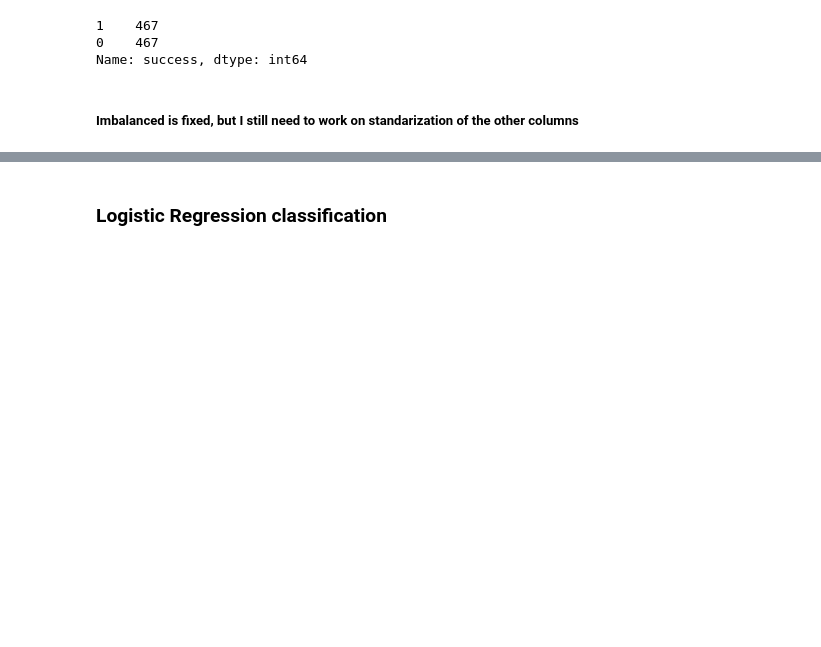
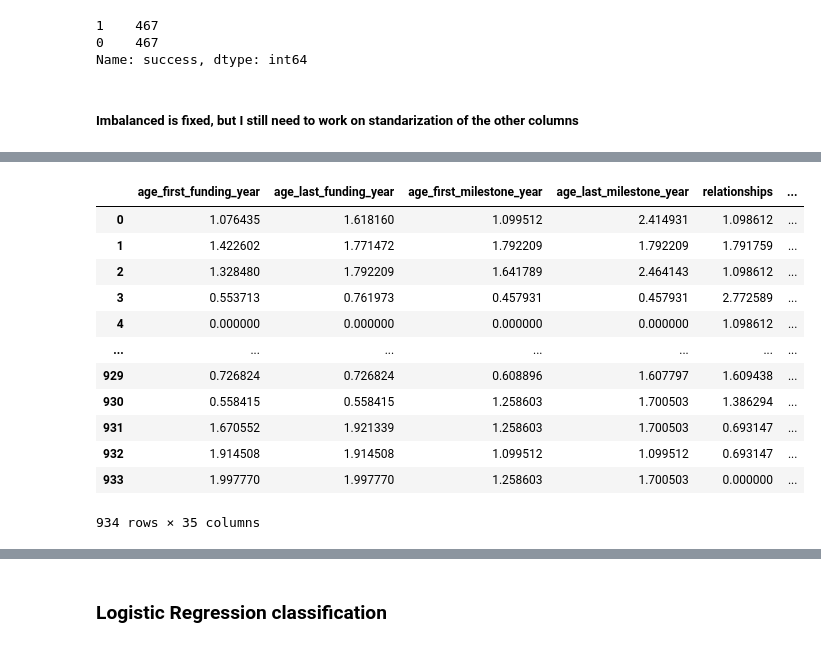
Before and after one commit to Paulabvc/startups_project, a Jupyter notebook: Final_project_startup/notebooks/Model.ipynb, the cells around one changed output, grey strips where cells are left out. Cells and saved outputs as stored; diff of their text form; code cells hidden in the pictures; blank space fills up the shorter version.

```diff
--- a/Final_project_startup/notebooks/Model.ipynb
+++ b/Final_project_startup/notebooks/Model.ipynb
@@ -167,0 +405,16 @@ Name: success, dtype: int64
+# %%
+X_train_num
+# %% [output]
+|  | age_first_funding_year | age_last_funding_year | age_first_milestone_year | age_last_milestone_year | relationships | ... |
+| 0 | 1.076435 | 1.618160 | 1.099512 | 2.414931 | 1.098612 | ... |
+| 1 | 1.422602 | 1.771472 | 1.792209 | 1.792209 | 1.791759 | ... |
+| 2 | 1.328480 | 1.792209 | 1.641789 | 2.464143 | 1.098612 | ... |
+| 3 | 0.553713 | 0.761973 | 0.457931 | 0.457931 | 2.772589 | ... |
+| 4 | 0.000000 | 0.000000 | 0.000000 | 0.000000 | 1.098612 | ... |
+| ... | ... | ... | ... | ... | ... | ... |
+| 929 | 0.726824 | 0.726824 | 0.608896 | 1.607797 | 1.609438 | ... |
+| 930 | 0.558415 | 0.558415 | 1.258603 | 1.700503 | 1.386294 | ... |
+| 931 | 1.670552 | 1.921339 | 1.258603 | 1.700503 | 0.693147 | ... |
+| 932 | 1.914508 | 1.914508 | 1.099512 | 1.099512 | 0.693147 | ... |
+| 933 | 1.997770 | 1.997770 | 1.258603 | 1.700503 | 0.000000 | ... |
+934 rows × 35 columns
```
Also changed, not shown: parts of 73 cells of this notebook, 4 other files.
